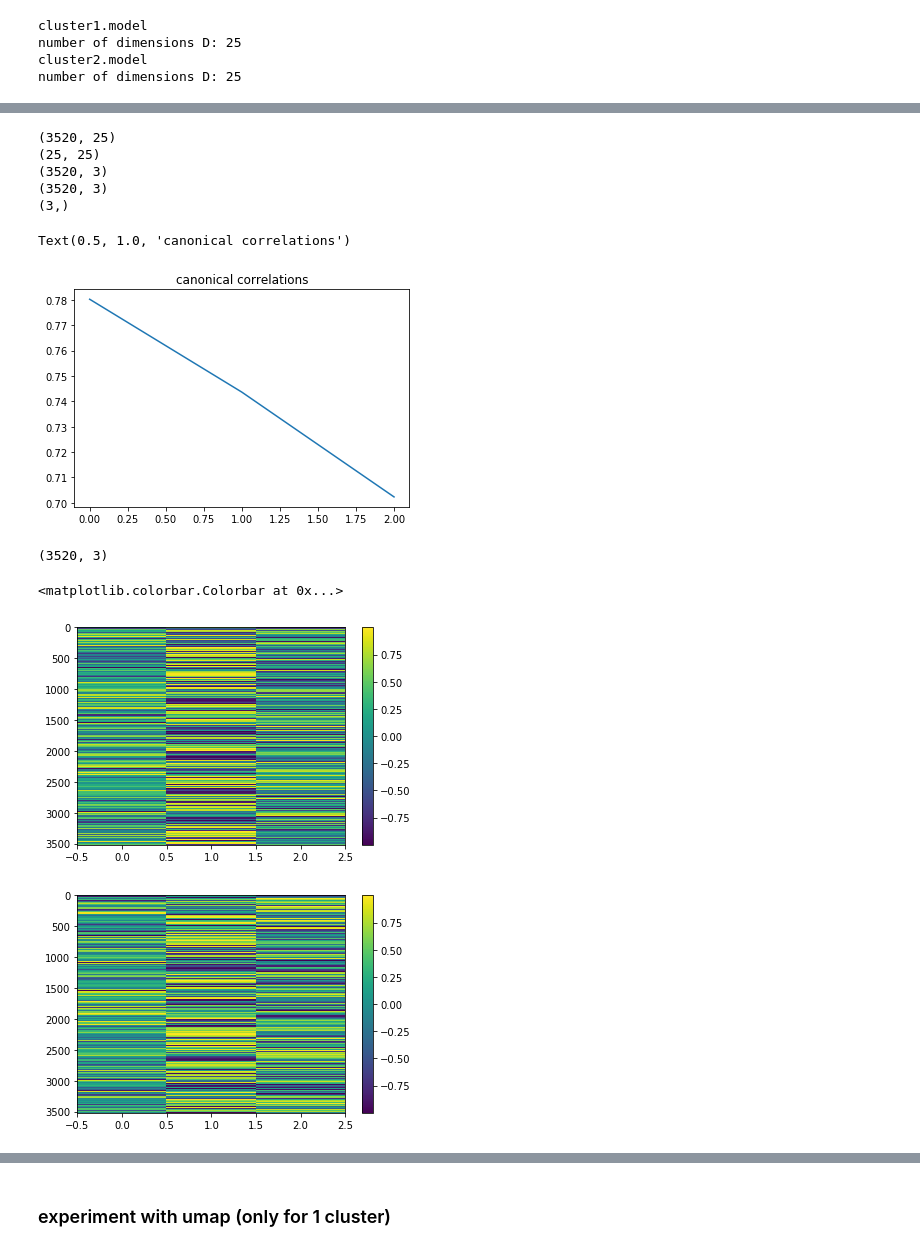
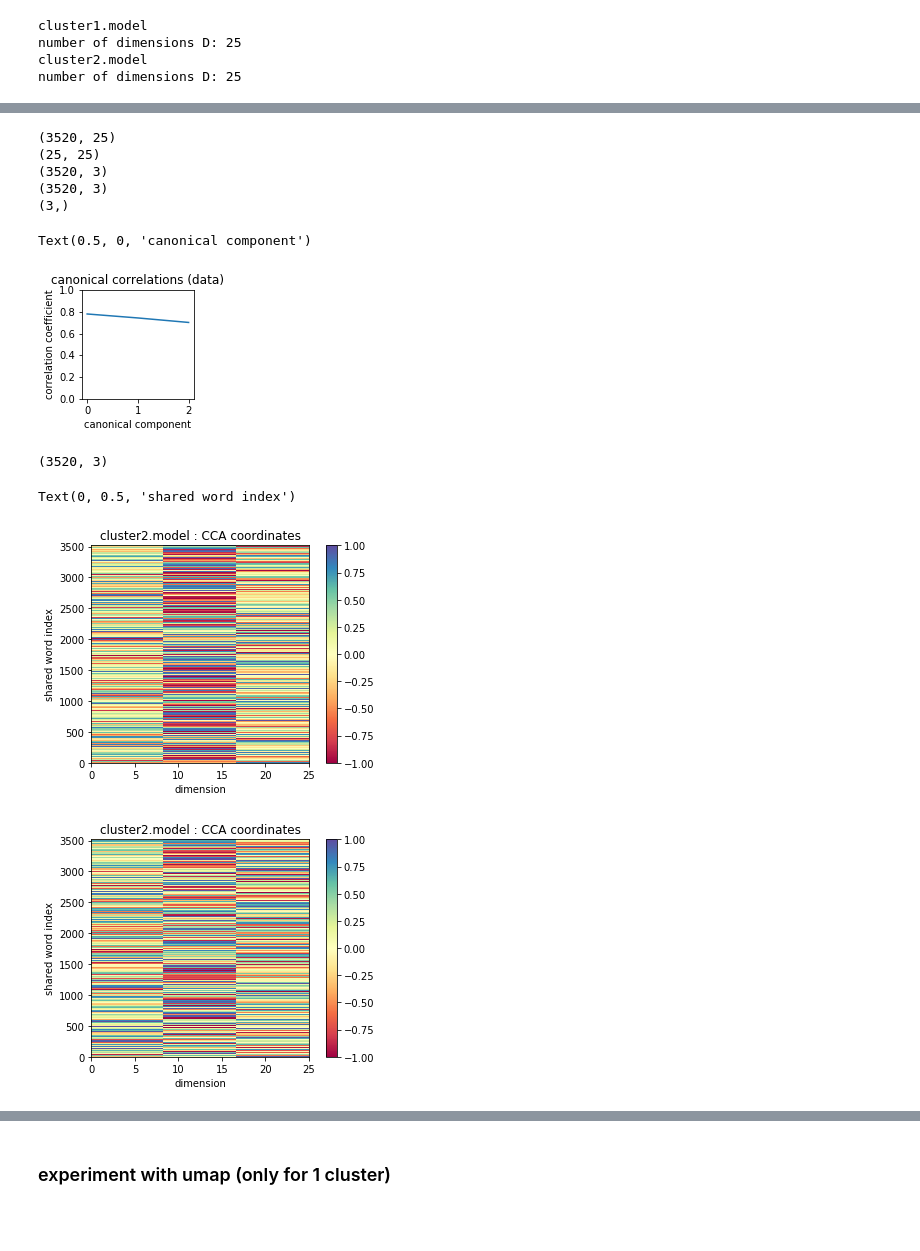
Before and after one commit to brendanchambers/attention_wildfires, a Jupyter notebook: research_dynamics/dynamics_v2/try_CCA.ipynb, the cells around one changed output, grey strips where cells are left out. Drawn from its saved outputs; the diff is of its cells as text; code cells hidden in the pictures; blank space fills up the shorter version.

```diff
--- a/research_dynamics/dynamics_v2/try_CCA.ipynb
+++ b/research_dynamics/dynamics_v2/try_CCA.ipynb
@@ -151,39 +164,45 @@ for sample_name,sample_matrix in samples.items():
 # %%
 ### use cca to align the two spaces
 # %%
-
+N_components = 3
 
 U = samples[short_names[0]]
 V = samples[short_names[1]]
 print(np.shape(U))
 
-cca = CCA(n_components=3)
+cca = CCA(n_components=N_components)
 cca.fit(U, V)
 
 print(cca.coef_.shape)                   # (5,5)
 
 U_c, V_c = cca.transform(U, V)
 
 print(U_c.shape)                         # (100,1)
 print(V_c.shape)                         # (100,1)
 
 # distribution of canonical correlations
 cc_corr = np.corrcoef(cca.x_scores_,
                       cca.y_scores_,
                       rowvar=False).diagonal(offset=cca.n_components)
 print(np.shape(cc_corr))
 
-plt.figure()
+plt.figure(figsize=(2,2))
 plt.plot(cc_corr)
-plt.title('canonical correlations')
+plt.ylim([0,1])
+plt.title('canonical correlations (data)')
+plt.ylabel('correlation coefficient')
+plt.xlabel('canonical component')
+
+#plt.savefig('figures_2/canonical correlations (data).png')
+#plt.savefig('figures_2/canonical correlations (data).pdf')
 # %% [output]
 (3520, 25)
 (25, 25)
 (3520, 3)
 (3520, 3)
 (3,)
-Text(0.5, 1.0, 'canonical correlations')
+Text(0.5, 0, 'canonical component')
-[figure, old version]
+[figure, new version]
 # %%
 ### visualize the spaces after alignment
 # %%
@@ -198,17 +217,41 @@ if doNorm:
 
 
 plt.figure()
-plt.imshow(U_c, aspect='auto')
+plt.imshow(U_c,
+           origin='lower',
+           extent=[0,D,0,len(shared_vocabulary)],
+           aspect= D / len(shared_vocabulary),
+           vmin = -1,
+           vmax = 1,
+           cmap='Spectral')
 plt.colorbar()
+plt.title('{} : CCA coordinates'.format(sample_name))
+plt.xlabel('dimension')
+plt.ylabel('shared word index')
+
+plt.savefig('figures_2/w2v CCA coords {}.png'.format(1))
+plt.savefig('figures_2/w2v CCA coords {}.svg'.format(1))
 
 plt.figure()
-plt.imshow(V_c, aspect='auto')
+plt.imshow(V_c,
+           origin='lower',
+           extent=[0,D,0,len(shared_vocabulary)],
+           aspect= D / len(shared_vocabulary),
+           vmin = -1,
+           vmax = 1,
+           cmap='Spectral')
 plt.colorbar()
+plt.title('{} : CCA coordinates'.format(sample_name))
+plt.xlabel('dimension')
+plt.ylabel('shared word index')
+
+#plt.savefig('figures_2/w2v CCA coords {}.png'.format(2))
+#plt.savefig('figures_2/w2v CCA coords {}.pdf'.format(2))
 # %% [output]
 (3520, 3)
-<matplotlib.colorbar.Colorbar at 0x...>
+Text(0, 0.5, 'shared word index')
-[figure, old version]
+[figure, new version]
-[figure, old version]
+[figure, new version]
 # %%
 ### find most similar and most dissimilar words
 # %%
```
Also changed, not shown: parts of 21 cells of this notebook, 24 other files.
